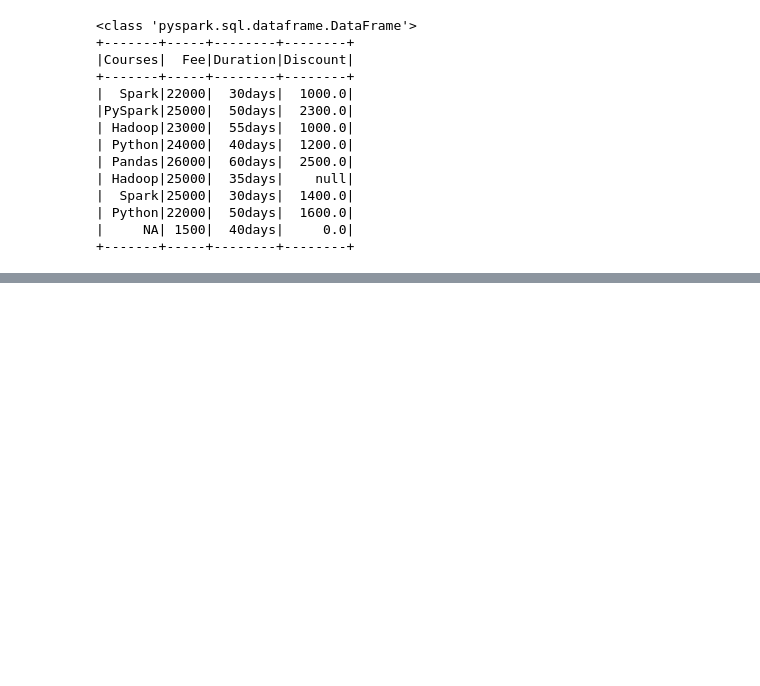
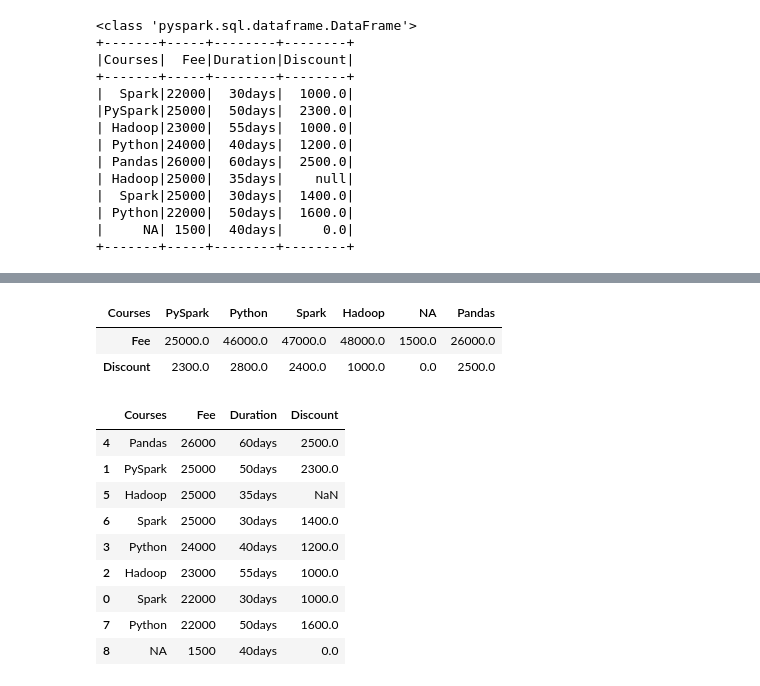
Before and after one commit to pdefusco/PandasOnSpark_CML, a Jupyter notebook: PandasOnSpark.ipynb, the cells around one changed output, grey strips where cells are left out. Cells and saved outputs as stored; diff of their text form; code cells hidden in the pictures; blank space fills up the shorter version.

```diff
--- a/PandasOnSpark.ipynb
+++ b/PandasOnSpark.ipynb
@@ -119,0 +235,20 @@ sdf.show()
+# %%
+psdf2.T
+# %% [output]
+| Courses | PySpark | Python | Spark | Hadoop | NA | Pandas |
+| Fee | 25000.0 | 46000.0 | 47000.0 | 48000.0 | 1500.0 | 26000.0 |
+| Discount | 2300.0 | 2800.0 | 2400.0 | 1000.0 | 0.0 | 2500.0 |
+# %%
+#Sort by Fee Descending
+psdf.sort_values(by='Fee', ascending=False)
+# %% [output]
+|  | Courses | Fee | Duration | Discount |
+| 4 | Pandas | 26000 | 60days | 2500.0 |
+| 1 | PySpark | 25000 | 50days | 2300.0 |
+| 5 | Hadoop | 25000 | 35days | NaN |
+| 6 | Spark | 25000 | 30days | 1400.0 |
+| 3 | Python | 24000 | 40days | 1200.0 |
+| 2 | Hadoop | 23000 | 55days | 1000.0 |
+| 0 | Spark | 22000 | 30days | 1000.0 |
+| 7 | Python | 22000 | 50days | 1600.0 |
+| 8 | NA | 1500 | 40days | 0.0 |
```
Also changed, not shown: parts of 58 cells of this notebook.
